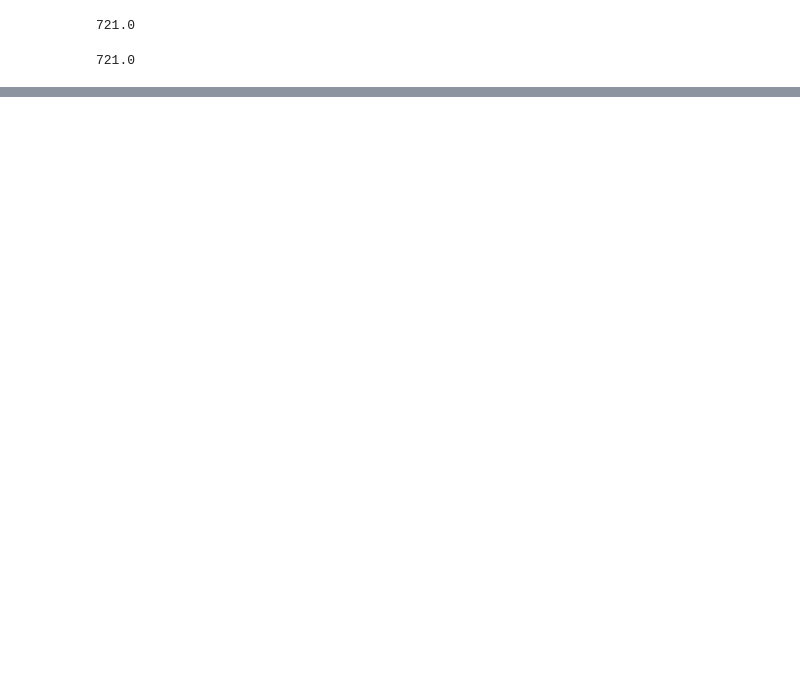
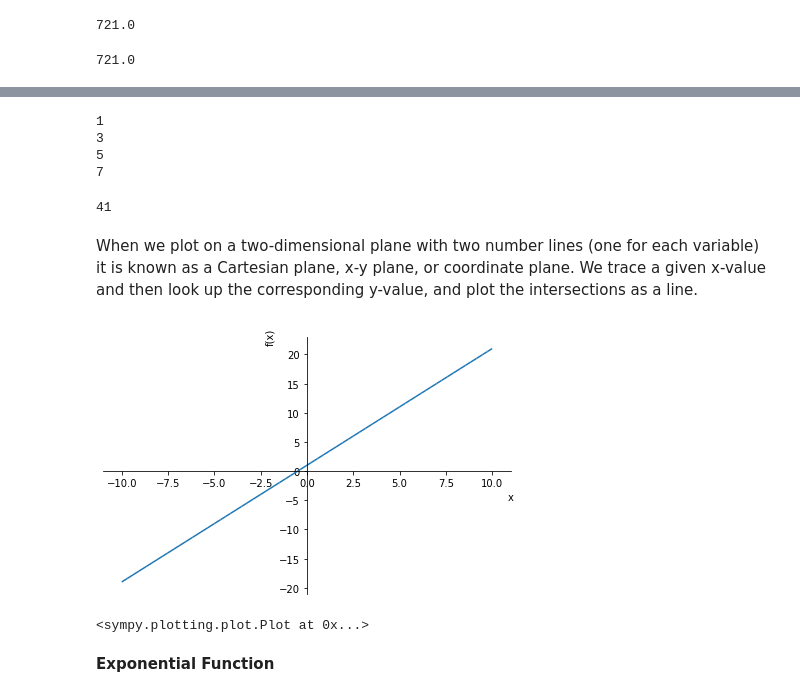
Before and after one commit to soopertramp/Essential-Math-For-Data-Science, a Jupyter notebook: Chapter - 1/Chapter 1 - Basic Math and Calculus Review.ipynb, the cells around one changed output, grey strips where cells are left out. Drawn from its saved outputs; the diff is of its cells as text; code cells hidden in the pictures; blank space fills up the shorter version.

```diff
--- a/Chapter - 1/Chapter 1 - Basic Math and Calculus Review.ipynb
+++ b/Chapter - 1/Chapter 1 - Basic Math and Calculus Review.ipynb
@@ -73,0 +90,29 @@ In mathematics, a variable is a named placeholder for an unspecified or unknown
+# %%
+x_values = [0,1,2,3]
+
+for n in x_values:
+  y = f(n)
+  print(y)
+# %% [output]
+1
+3
+5
+7
+# %%
+print(f(20))
+# %% [output]
+41
+# %% [markdown]
+When we plot on a two-dimensional plane with two number lines (one for each
+variable) it is known as a Cartesian plane, x-y plane, or coordinate plane. We trace a given x-value and then look up the corresponding y-value, and plot the intersections as a line.
+# %%
+from sympy import *
+
+x = symbols('x')
+f = 2*x + 1
+plot(f)
+# %% [output]
+[figure, added]
+<sympy.plotting.plot.Plot at 0x...>
+# %% [markdown]
+**Exponential Function**
```
Also changed, not shown: parts of 17 cells of this notebook.
